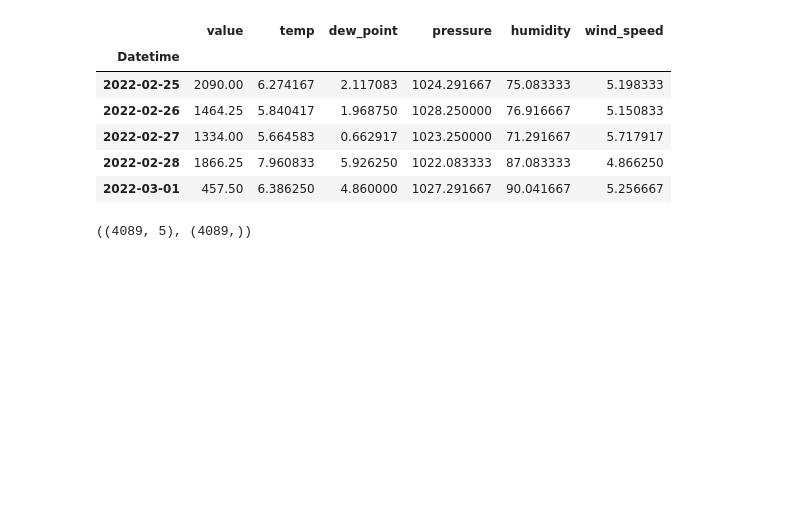
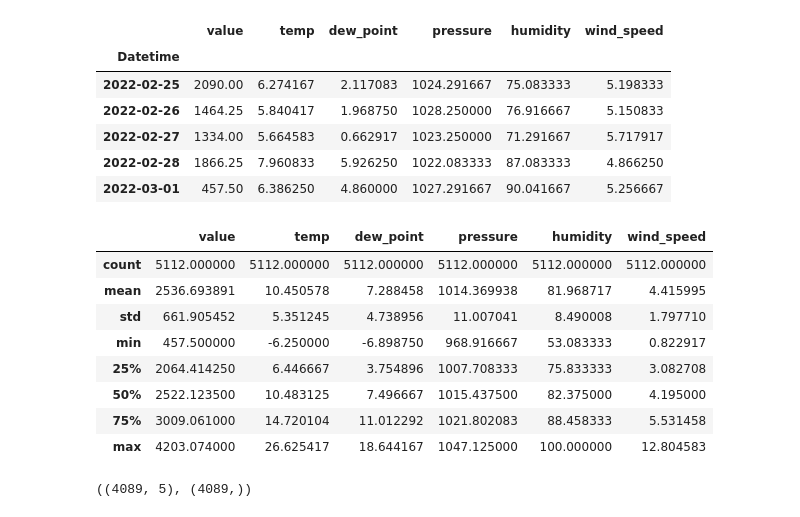
Before and after one commit to UsmanKolo/Master_Thesis, a Jupyter notebook: Notebooks/feature_importance.ipynb, the cells around one changed output. Saved outputs shown, nothing was run; the diff lists cells and outputs as text; code cells hidden in the pictures; blank space fills up the shorter version.

```diff
--- a/Notebooks/feature_importance.ipynb
+++ b/Notebooks/feature_importance.ipynb
@@ -22,6 +22,18 @@ data.tail()
 | 2022-02-27 | 1334.00 | 5.664583 | 0.662917 | 1023.250000 | 71.291667 | 5.717917 |
 | 2022-02-28 | 1866.25 | 7.960833 | 5.926250 | 1022.083333 | 87.083333 | 4.866250 |
 | 2022-03-01 | 457.50 | 6.386250 | 4.860000 | 1027.291667 | 90.041667 | 5.256667 |
+# %%
+data.describe()
+# %% [output]
+|  | value | temp | dew_point | pressure | humidity | wind_speed |
+| count | 5112.000000 | 5112.000000 | 5112.000000 | 5112.000000 | 5112.000000 | 5112.000000 |
+| mean | 2536.693891 | 10.450578 | 7.288458 | 1014.369938 | 81.968717 | 4.415995 |
+| std | 661.905452 | 5.351245 | 4.738956 | 11.007041 | 8.490008 | 1.797710 |
+| min | 457.500000 | -6.250000 | -6.898750 | 968.916667 | 53.083333 | 0.822917 |
+| 25% | 2064.414250 | 6.446667 | 3.754896 | 1007.708333 | 75.833333 | 3.082708 |
+| 50% | 2522.123500 | 10.483125 | 7.496667 | 1015.437500 | 82.375000 | 4.195000 |
+| 75% | 3009.061000 | 14.720104 | 11.012292 | 1021.802083 | 88.458333 | 5.531458 |
+| max | 4203.074000 | 26.625417 | 18.644167 | 1047.125000 | 100.000000 | 12.804583 |
 # %%
 from sklearn.model_selection import *
 
```
Also changed, not shown: parts of 7 cells of this notebook.
